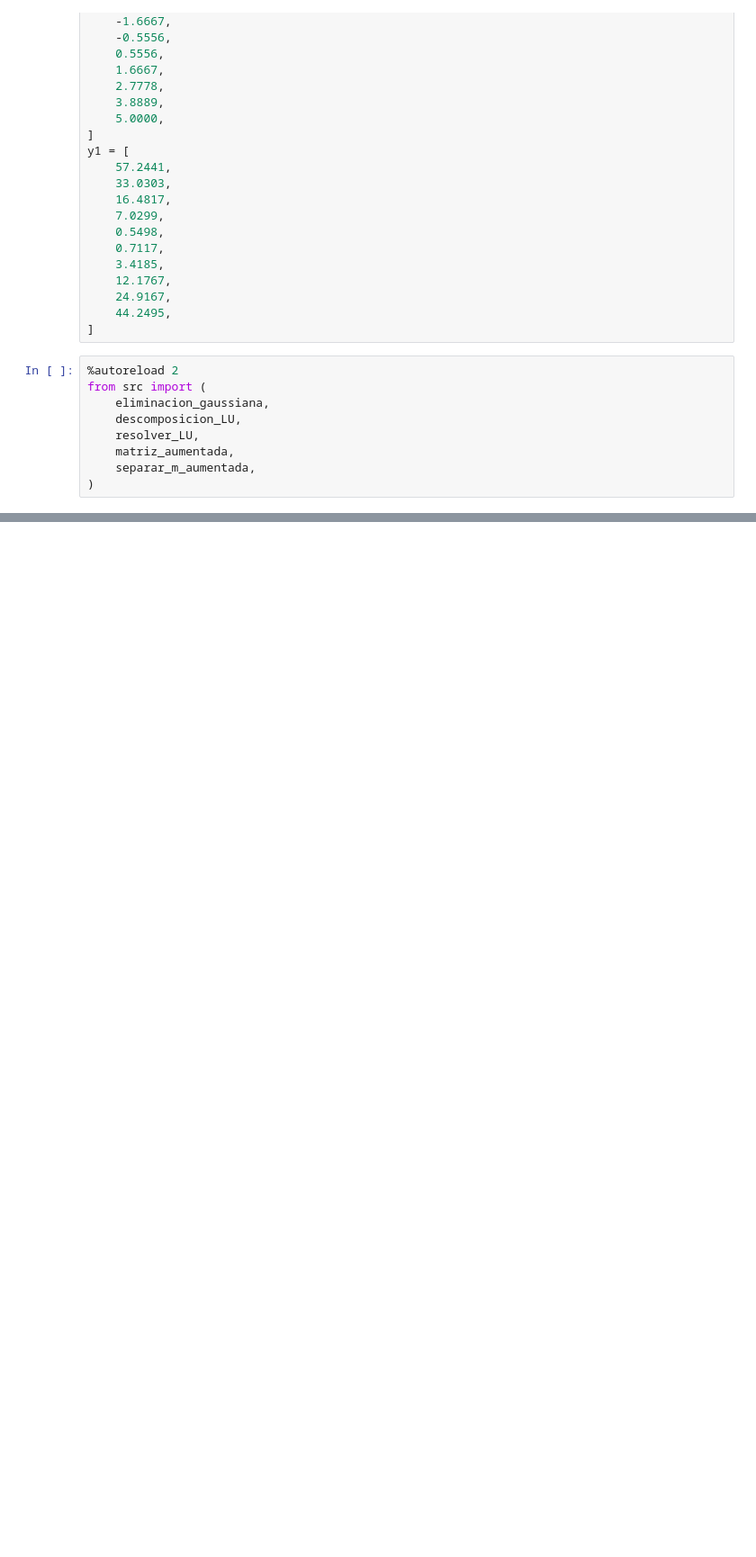
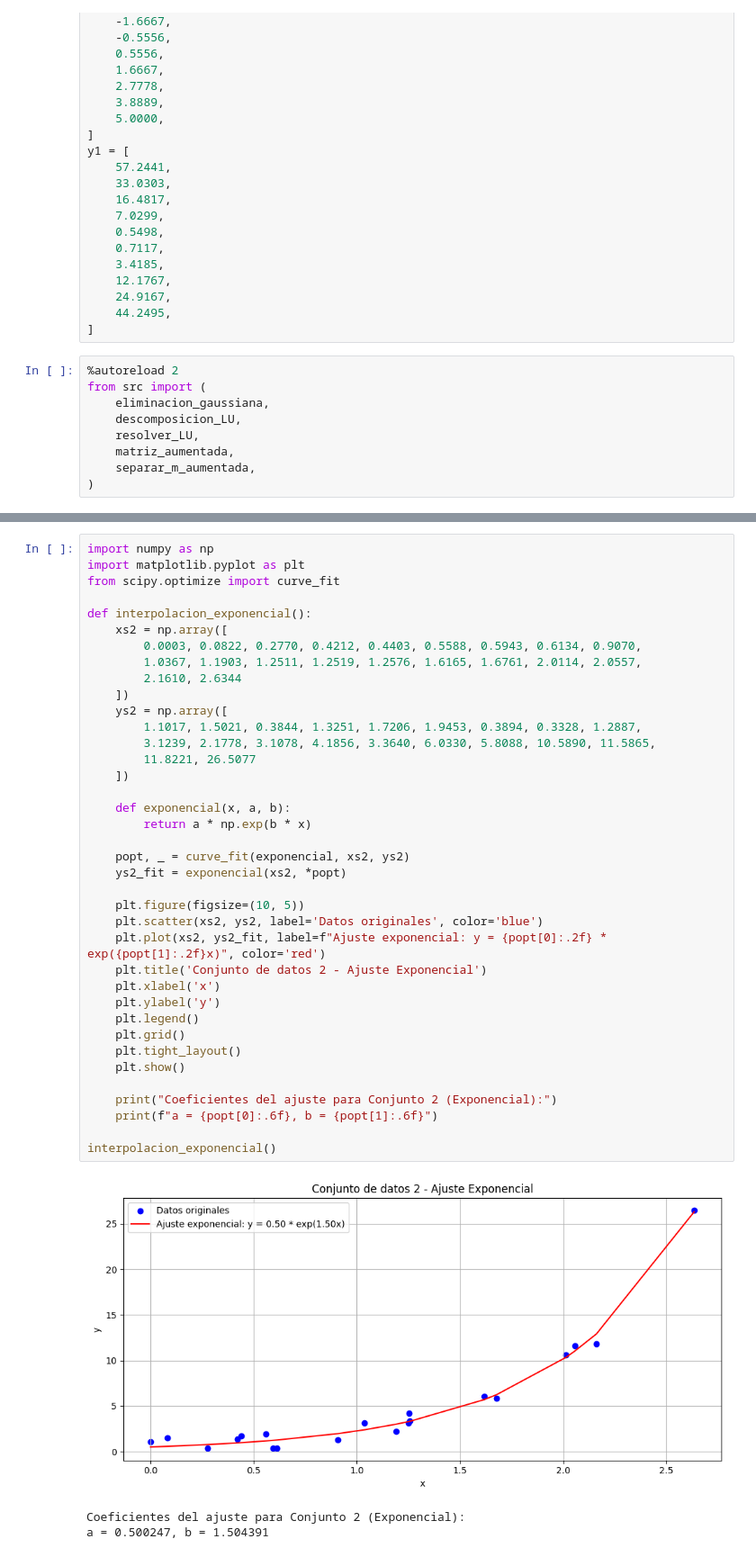
Before and after one commit to danielife05/Prueba-Cap3-4, a Jupyter notebook: RESOLUCIONcuadrados.ipynb, the cells around one changed output, grey strips where cells are left out. Shown at 90% size. Cells and saved outputs as stored; diff of their text form; blank space fills up the shorter version.

```diff
--- a/RESOLUCIONcuadrados.ipynb
+++ b/RESOLUCIONcuadrados.ipynb
@@ -77,0 +75,42 @@ interpolacion_minimos_cuadrados()
+# %%
+import numpy as np
+import matplotlib.pyplot as plt
+from scipy.optimize import curve_fit
+
+def interpolacion_exponencial():
+    xs2 = np.array([
+        0.0003, 0.0822, 0.2770, 0.4212, 0.4403, 0.5588, 0.5943, 0.6134, 0.9070,
+        1.0367, 1.1903, 1.2511, 1.2519, 1.2576, 1.6165, 1.6761, 2.0114, 2.0557,
+        2.1610, 2.6344
+    ])
+    ys2 = np.array([
+        1.1017, 1.5021, 0.3844, 1.3251, 1.7206, 1.9453, 0.3894, 0.3328, 1.2887,
+        3.1239, 2.1778, 3.1078, 4.1856, 3.3640, 6.0330, 5.8088, 10.5890, 11.5865,
+        11.8221, 26.5077
+    ])
+
+    def exponencial(x, a, b):
+        return a * np.exp(b * x)
+
+    popt, _ = curve_fit(exponencial, xs2, ys2)
+    ys2_fit = exponencial(xs2, *popt)
+
+    plt.figure(figsize=(10, 5))
+    plt.scatter(xs2, ys2, label='Datos originales', color='blue')
+    plt.plot(xs2, ys2_fit, label=f"Ajuste exponencial: y = {popt[0]:.2f} * exp({popt[1]:.2f}x)", color='red')
+    plt.title('Conjunto de datos 2 - Ajuste Exponencial')
+    plt.xlabel('x')
+    plt.ylabel('y')
+    plt.legend()
+    plt.grid()
+    plt.tight_layout()
+    plt.show()
+
+    print("Coeficientes del ajuste para Conjunto 2 (Exponencial):")
+    print(f"a = {popt[0]:.6f}, b = {popt[1]:.6f}")
+
+interpolacion_exponencial()
+# %% [output]
+[figure, added]
+Coeficientes del ajuste para Conjunto 2 (Exponencial):
+a = 0.500247, b = 1.504391
```
Also changed, not shown: parts of 1 cell of this notebook.
